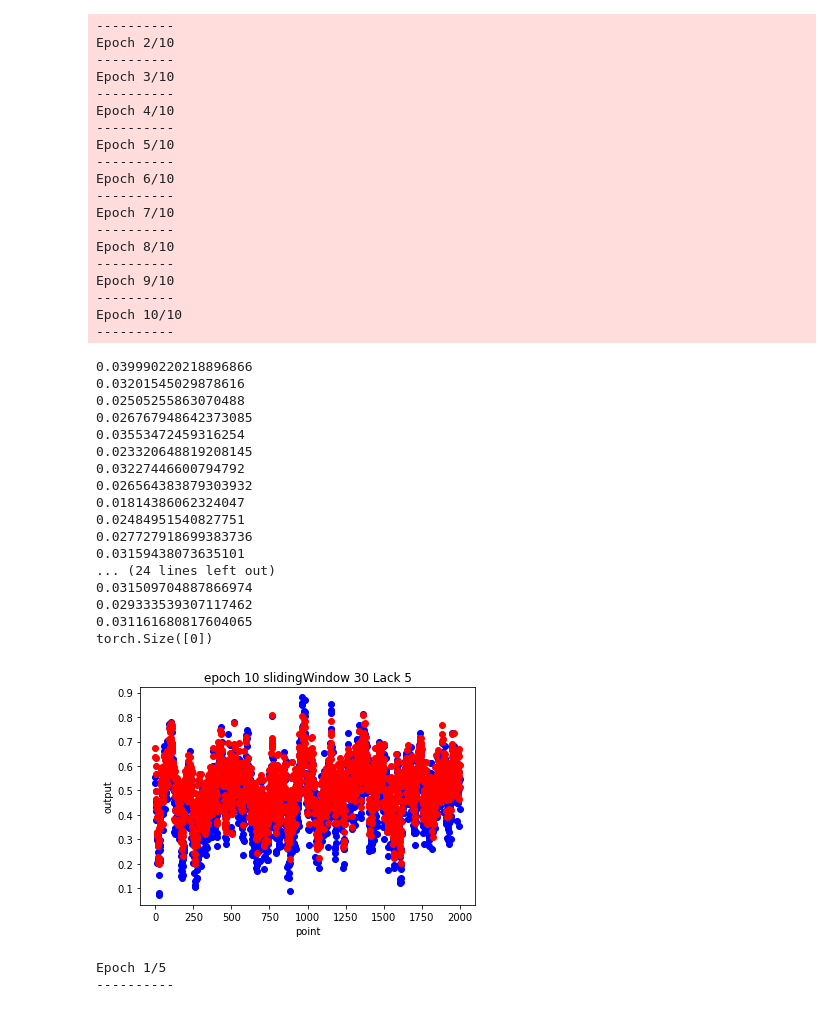
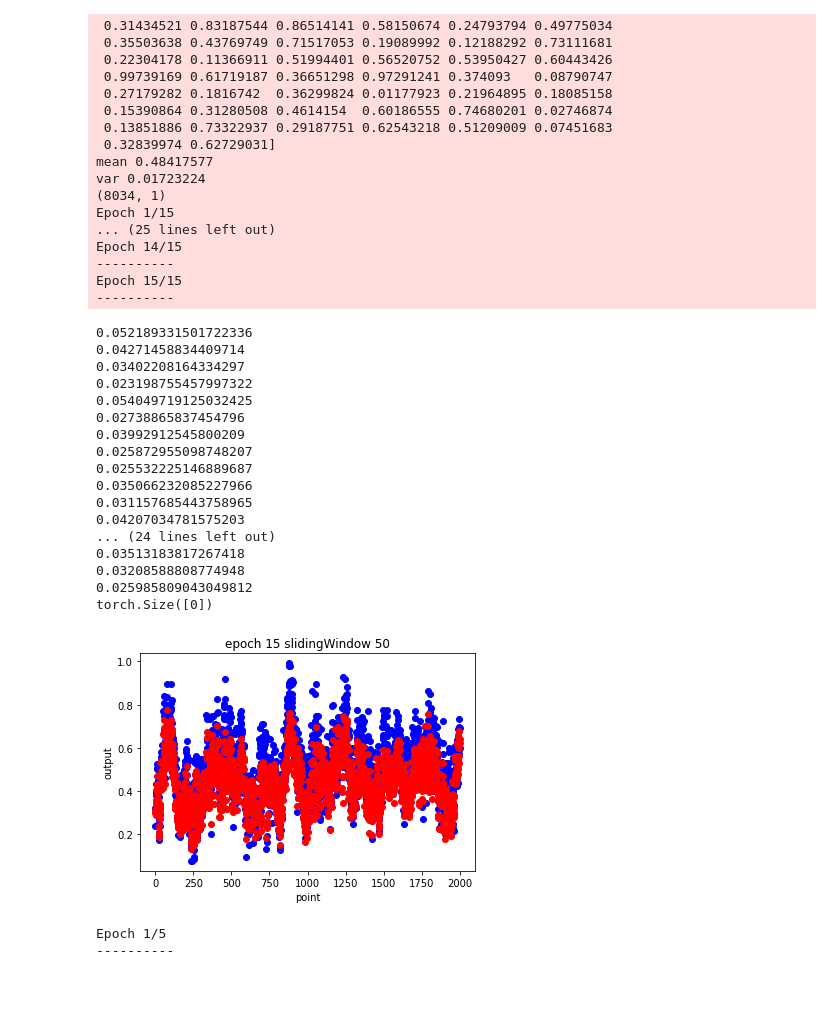
Before and after one commit to Fallensouls/human_model, a Jupyter notebook: model.ipynb, the cells around one changed output. Drawn from its saved outputs; the diff is of its cells as text; code cells hidden in the pictures.

```diff
--- a/model.ipynb
+++ b/model.ipynb
@@ -10,7 +10,7 @@ import matplotlib.pyplot as plt
 from torchvision import models
 import cv2
 
-slidingWindow = 30
+slidingWindow = 50
 
 class Process:
     def __init__(self,WindowSize):
@@ -81,7 +81,7 @@ class CLSTMModel(torch.nn.Module):
 #         self.cnn_layer.fc = nn.Linear(512,self.feature_num)
         self.slidingWindow = slidingWindow
         self.InformationAdd = 0
-        self.InformationLack = 5
+        self.InformationLack = 0
         self.lstm = nn.LSTM(self.feature_num,self.feature_num,1,batch_first=True,bidirectional=True,dropout=0.2)
         self.fc = nn.Linear(self.feature_num*2,1)
         self.slidingFc = nn.Linear(slidingWindow-self.InformationLack+self.InformationAdd,1)
@@ -114,13 +114,14 @@ model = CLSTMModel(slidingWindow).cuda()
 criterion = nn.MSELoss()
 optimizer = torch.optim.Adam(model.parameters(),lr=1e-3)
 batch_size = 256
-epochs = 10
+epochs = 15
+delay = 0
 MatrixClass = Process(slidingWindow)
 pbar = tqdm(range(1, epochs+1))
 gt = []
 pred= []
 
-gen_label(slidingWindow, batch_size, False)  # 改变参数需要重新生成label，设reset=True
+gen_label(delay,slidingWindow, batch_size, True)  # 改变参数需要重新生成label，设reset=True
 train_loader, test_loader = get_data(slidingWindow, batch_size)
 for epoch in pbar:
     running_loss = 0.0
@@ -158,25 +159,23 @@ for epoch in pbar:
         # break
         # print(cost)
 # %% [output]
+ 0.31434521 0.83187544 0.86514141 0.58150674 0.24793794 0.49775034
+ 0.35503638 0.43769749 0.71517053 0.19089992 0.12188292 0.73111681
+ 0.22304178 0.11366911 0.51994401 0.56520752 0.53950427 0.60443426
+ 0.99739169 0.61719187 0.36651298 0.97291241 0.374093   0.08790747
+ 0.27179282 0.1816742  0.36299824 0.01177923 0.21964895 0.18085158
+ 0.15390864 0.31280508 0.4614154  0.60186555 0.74680201 0.02746874
+ 0.13851886 0.73322937 0.29187751 0.62543218 0.51209009 0.07451683
+ 0.32839974 0.62729031]
+mean 0.48417577
+var 0.01723224
+(8034, 1)
+Epoch 1/15
+... (25 lines left out)
+Epoch 14/15
 ----------
-Epoch 2/10
+Epoch 15/15
 ----------
-Epoch 3/10
-----------
-Epoch 4/10
-----------
-Epoch 5/10
-----------
-Epoch 6/10
-----------
-Epoch 7/10
-----------
-Epoch 8/10
-----------
-Epoch 9/10
-----------
-Epoch 10/10
-----------
 # %%
 with torch.no_grad():
     for batch_index, (images, labels) in enumerate(test_loader):
@@ -204,36 +203,36 @@ with torch.no_grad():
         print(cost)
         # pbar.set_postfix({'test loss' : '{0:1.5f}'.format(loss)})
 # %% [output]
-0.039990220218896866
-0.03201545029878616
-0.02505255863070488
-0.026767948642373085
-0.03553472459316254
-0.023320648819208145
-0.03227446600794792
-0.026564383879303932
-0.01814386062324047
-0.02484951540827751
-0.027727918699383736
-0.03159438073635101
+0.052189331501722336
+0.04271458834409714
+0.03402208164334297
+0.023198755457997322
+0.054049719125032425
+0.02738865837454796
+0.03992912545800209
+0.025872955098748207
+0.025532225146889687
+0.035066232085227966
+0.031157685443758965
+0.04207034781575203
 ... (24 lines left out)
-0.031509704887866974
-0.029333539307117462
-0.031161680817604065
+0.03513183817267418
+0.03208588808774948
+0.025985809043049812
 torch.Size([0])
 # %%
 gt_show = [i.cpu().detach().numpy() for k in gt for i in k]
 pred_show = [i.cpu().detach().numpy() for k in pred for i in k]
 length = 2000
 plt.scatter(list(range(length)), gt_show[0:length], c='b')
 plt.scatter(list(range(length)), pred_show[0:length], c='r')
 plt.xlabel('point')
 plt.ylabel('output')
-plt.title("epoch 10 slidingWindow 30 Lack 5")
+plt.title("epoch 15 slidingWindow 50")
 plt.show()
 plt.close()
 # %% [output]
-[figure, old version]
+[figure, new version]
 # %%
 help()
 # %%
```
Also changed, not shown: 7 other files.
